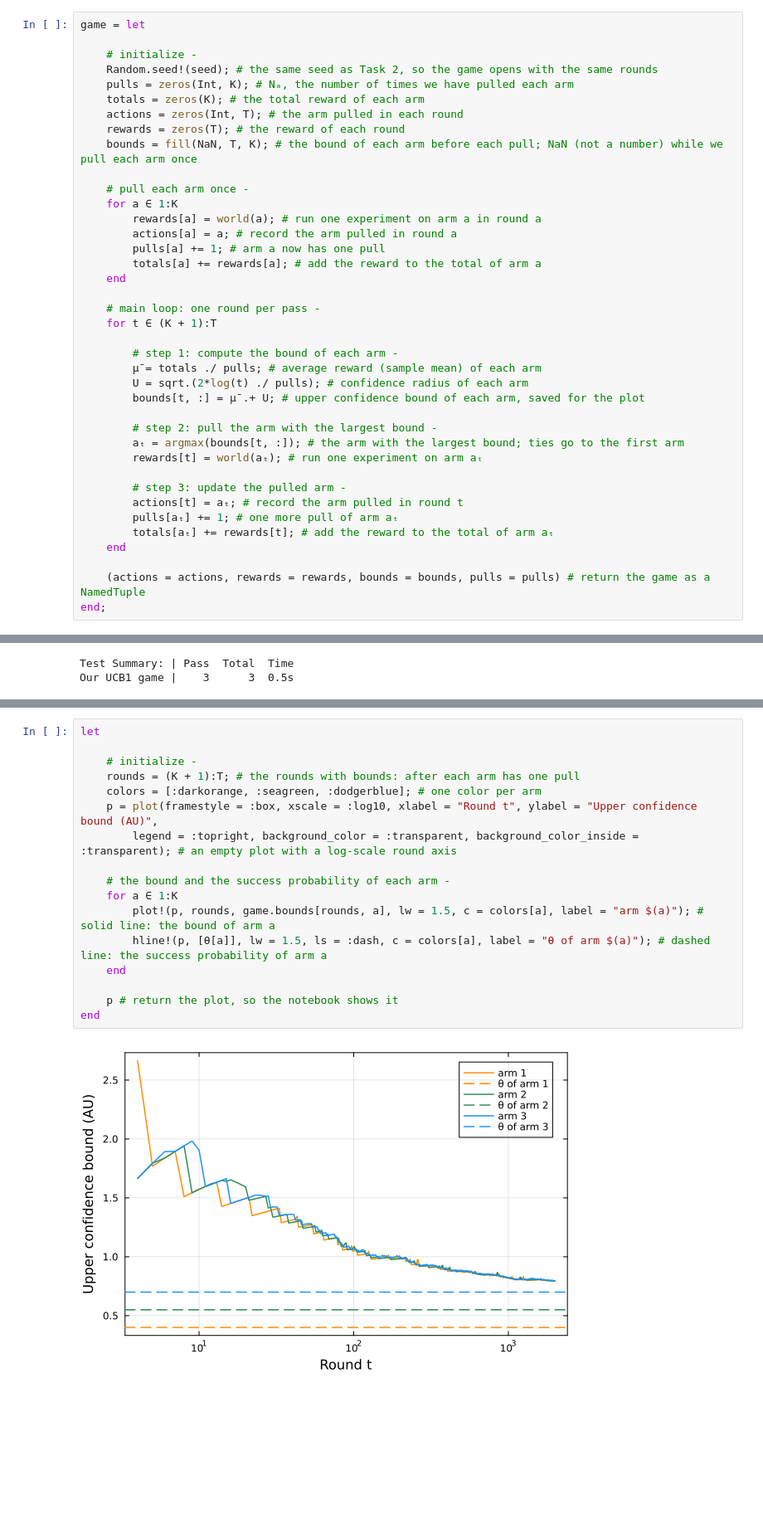
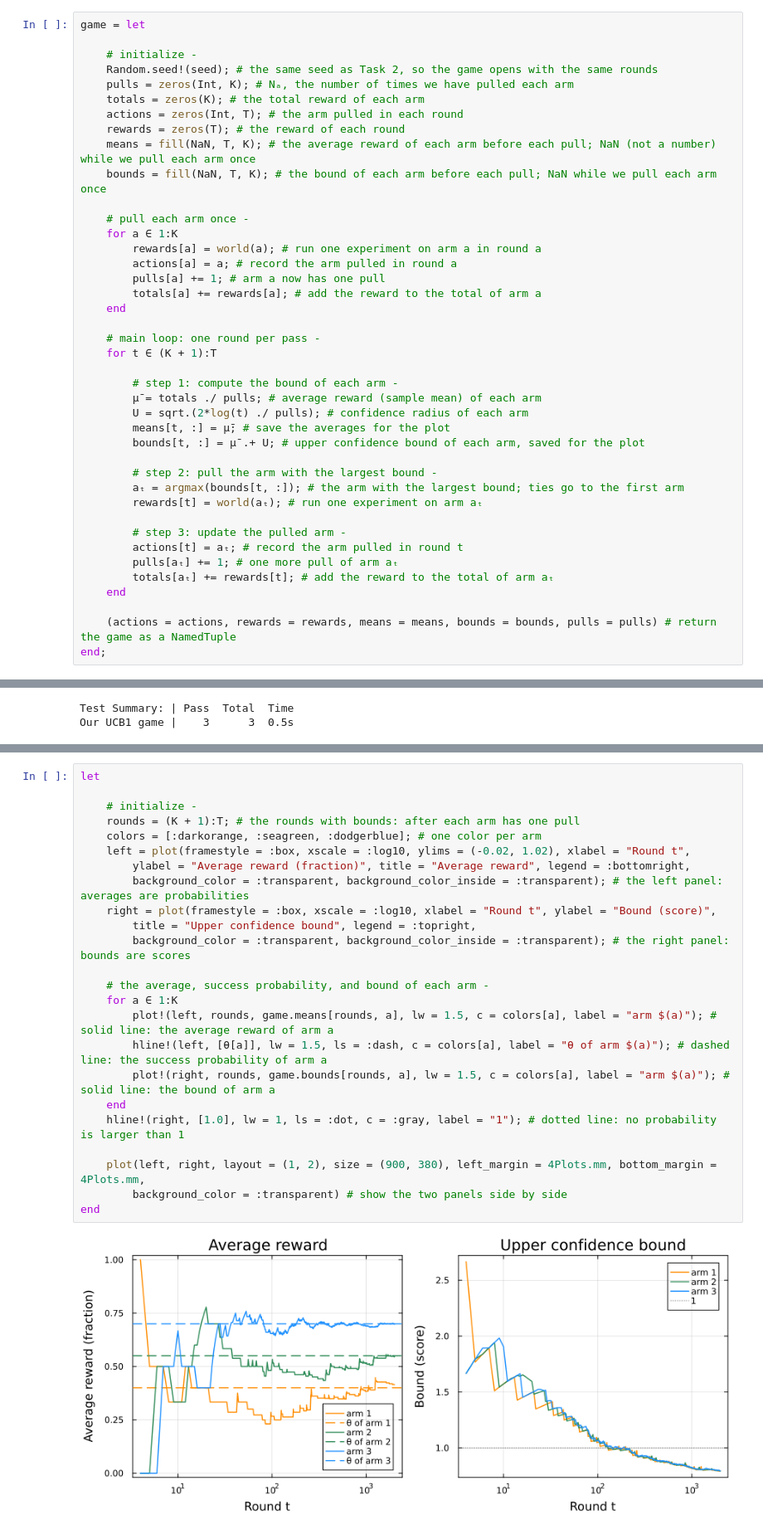
Before and after one commit to varnerlab/CHEME-5800-CourseRepository-Fall-2026, a Jupyter notebook: weeks/week-10/L10c/CHEME-5800-L10c-Example-UCB1StepByStep-Fall-2026.ipynb, the cells around one changed output, grey strips where cells are left out. Shown at 83% size. Saved outputs shown, nothing was run; the diff lists cells and outputs as text; blank space fills up the shorter version.

```diff
--- a/weeks/week-10/L10c/CHEME-5800-L10c-Example-UCB1StepByStep-Fall-2026.ipynb
+++ b/weeks/week-10/L10c/CHEME-5800-L10c-Example-UCB1StepByStep-Fall-2026.ipynb
@@ -311,7 +315,8 @@ game = let
     totals = zeros(K); # the total reward of each arm
     actions = zeros(Int, T); # the arm pulled in each round
     rewards = zeros(T); # the reward of each round
-    bounds = fill(NaN, T, K); # the bound of each arm before each pull; NaN (not a number) while we pull each arm once
+    means = fill(NaN, T, K); # the average reward of each arm before each pull; NaN (not a number) while we pull each arm once
+    bounds = fill(NaN, T, K); # the bound of each arm before each pull; NaN while we pull each arm once
 
     # pull each arm once -
     for a ∈ 1:K
@@ -327,6 +332,7 @@ game = let
         # step 1: compute the bound of each arm -
         μ̄ = totals ./ pulls; # average reward (sample mean) of each arm
         U = sqrt.(2*log(t) ./ pulls); # confidence radius of each arm
+        means[t, :] = μ̄; # save the averages for the plot
         bounds[t, :] = μ̄ .+ U; # upper confidence bound of each arm, saved for the plot
 
         # step 2: pull the arm with the largest bound -
@@ -339,7 +345,7 @@ game = let
         totals[aₜ] += rewards[t]; # add the reward to the total of arm aₜ
     end
 
-    (actions = actions, rewards = rewards, bounds = bounds, pulls = pulls) # return the game as a NamedTuple
+    (actions = actions, rewards = rewards, means = means, bounds = bounds, pulls = pulls) # return the game as a NamedTuple
 end;
 # %% [markdown]
 ### Check: Does our game match the course package?
@@ -370,20 +374,27 @@ The round axis uses a log scale, so we can see the early rounds:
 # %%
 let
 
     # initialize -
     rounds = (K + 1):T; # the rounds with bounds: after each arm has one pull
     colors = [:darkorange, :seagreen, :dodgerblue]; # one color per arm
-    p = plot(framestyle = :box, xscale = :log10, xlabel = "Round t", ylabel = "Upper confidence bound (AU)",
-        legend = :topright, background_color = :transparent, background_color_inside = :transparent); # an empty plot with a log-scale round axis
+    left = plot(framestyle = :box, xscale = :log10, ylims = (-0.02, 1.02), xlabel = "Round t",
+        ylabel = "Average reward (fraction)", title = "Average reward", legend = :bottomright,
+        background_color = :transparent, background_color_inside = :transparent); # the left panel: averages are probabilities
+    right = plot(framestyle = :box, xscale = :log10, xlabel = "Round t", ylabel = "Bound (score)",
+        title = "Upper confidence bound", legend = :topright,
+        background_color = :transparent, background_color_inside = :transparent); # the right panel: bounds are scores
 
-    # the bound and the success probability of each arm -
+    # the average, success probability, and bound of each arm -
     for a ∈ 1:K
-        plot!(p, rounds, game.bounds[rounds, a], lw = 1.5, c = colors[a], label = "arm $(a)"); # solid line: the bound of arm a
-        hline!(p, [θ[a]], lw = 1.5, ls = :dash, c = colors[a], label = "θ of arm $(a)"); # dashed line: the success probability of arm a
+        plot!(left, rounds, game.means[rounds, a], lw = 1.5, c = colors[a], label = "arm $(a)"); # solid line: the average reward of arm a
+        hline!(left, [θ[a]], lw = 1.5, ls = :dash, c = colors[a], label = "θ of arm $(a)"); # dashed line: the success probability of arm a
+        plot!(right, rounds, game.bounds[rounds, a], lw = 1.5, c = colors[a], label = "arm $(a)"); # solid line: the bound of arm a
     end
+    hline!(right, [1.0], lw = 1, ls = :dot, c = :gray, label = "1"); # dotted line: no probability is larger than 1
 
-    p # return the plot, so the notebook shows it
+    plot(left, right, layout = (1, 2), size = (900, 380), left_margin = 4Plots.mm, bottom_margin = 4Plots.mm,
+        background_color = :transparent) # show the two panels side by side
 end
 # %% [output]
-[figure, old version]
+[figure, new version]
 # %% [markdown]
```
Also changed, not shown: parts of 7 cells of this notebook, 1 other file.
